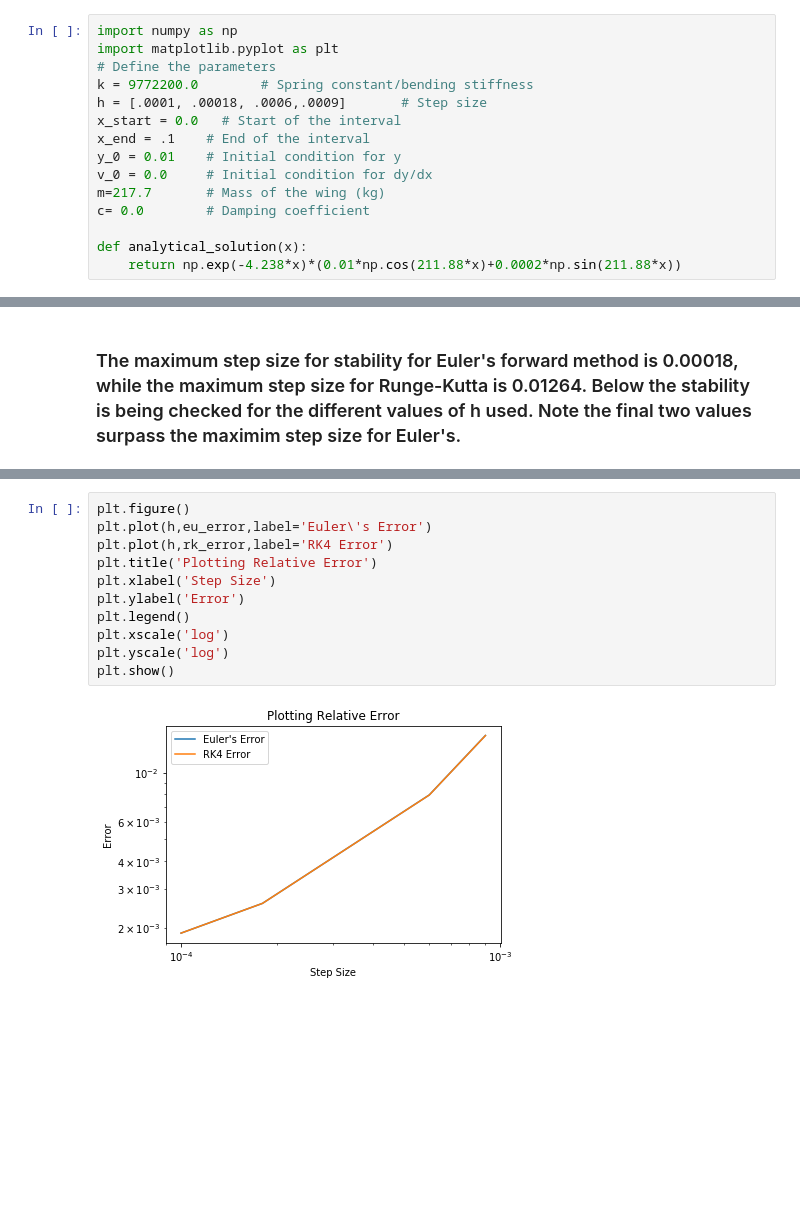
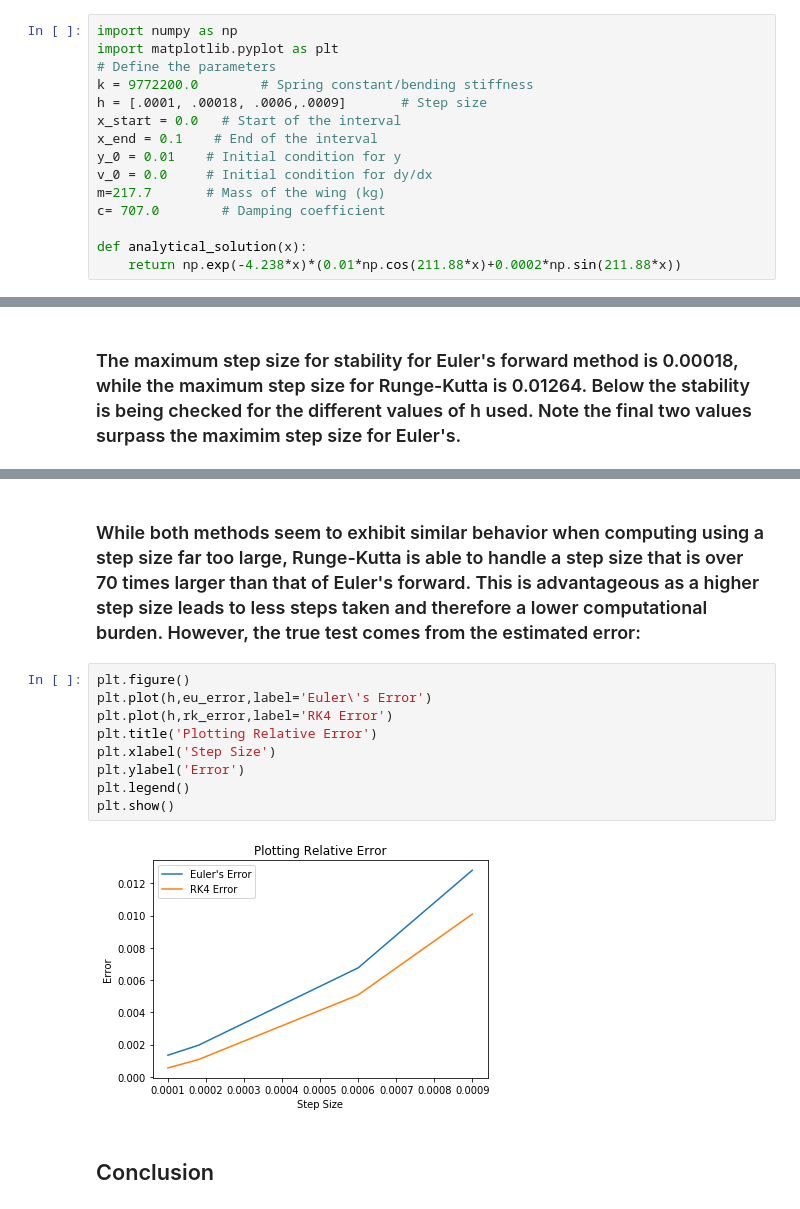
Before and after one commit to sk65556/coe311K, a Jupyter notebook: Kaba_Saran_COE311K_FinalProject1.ipynb, the cells around one changed output, grey strips where cells are left out. Saved outputs shown, nothing was run; the diff lists cells and outputs as text; blank space fills up the shorter version.

```diff
--- a/Kaba_Saran_COE311K_FinalProject1.ipynb
+++ b/Kaba_Saran_COE311K_FinalProject1.ipynb
@@ -14,11 +42,11 @@ import matplotlib.pyplot as plt
 k = 9772200.0        # Spring constant/bending stiffness
 h = [.0001, .00018, .0006,.0009]       # Step size
 x_start = 0.0   # Start of the interval
-x_end = .1    # End of the interval
+x_end = 0.1    # End of the interval
 y_0 = 0.01    # Initial condition for y
 v_0 = 0.0     # Initial condition for dy/dx
 m=217.7       # Mass of the wing (kg)
-c= 0.0        # Damping coefficient
+c= 707.0        # Damping coefficient
 
 def analytical_solution(x):
     return np.exp(-4.238*x)*(0.01*np.cos(211.88*x)+0.0002*np.sin(211.88*x))
@@ -213,13 +241,15 @@ plt.show()
+# %% [markdown]
+### While both methods seem to exhibit similar behavior when computing using a step size far too large, Runge-Kutta is able to handle a step size that is over 70 times larger than that of Euler's forward. This is advantageous as a higher step size leads to less steps taken and therefore a lower computational burden. However, the true test comes from the estimated error:
 # %%
 plt.figure()
 plt.plot(h,eu_error,label='Euler\'s Error')
 plt.plot(h,rk_error,label='RK4 Error')
 plt.title('Plotting Relative Error')
 plt.xlabel('Step Size')
 plt.ylabel('Error')
 plt.legend()
-plt.xscale('log')
-plt.yscale('log')
 plt.show()
 # %% [output]
-[figure, old version]
+[figure, new version]
+# %% [markdown]
+## Conclusion
```
Also changed, not shown: parts of 13 cells of this notebook, 2 other files.
